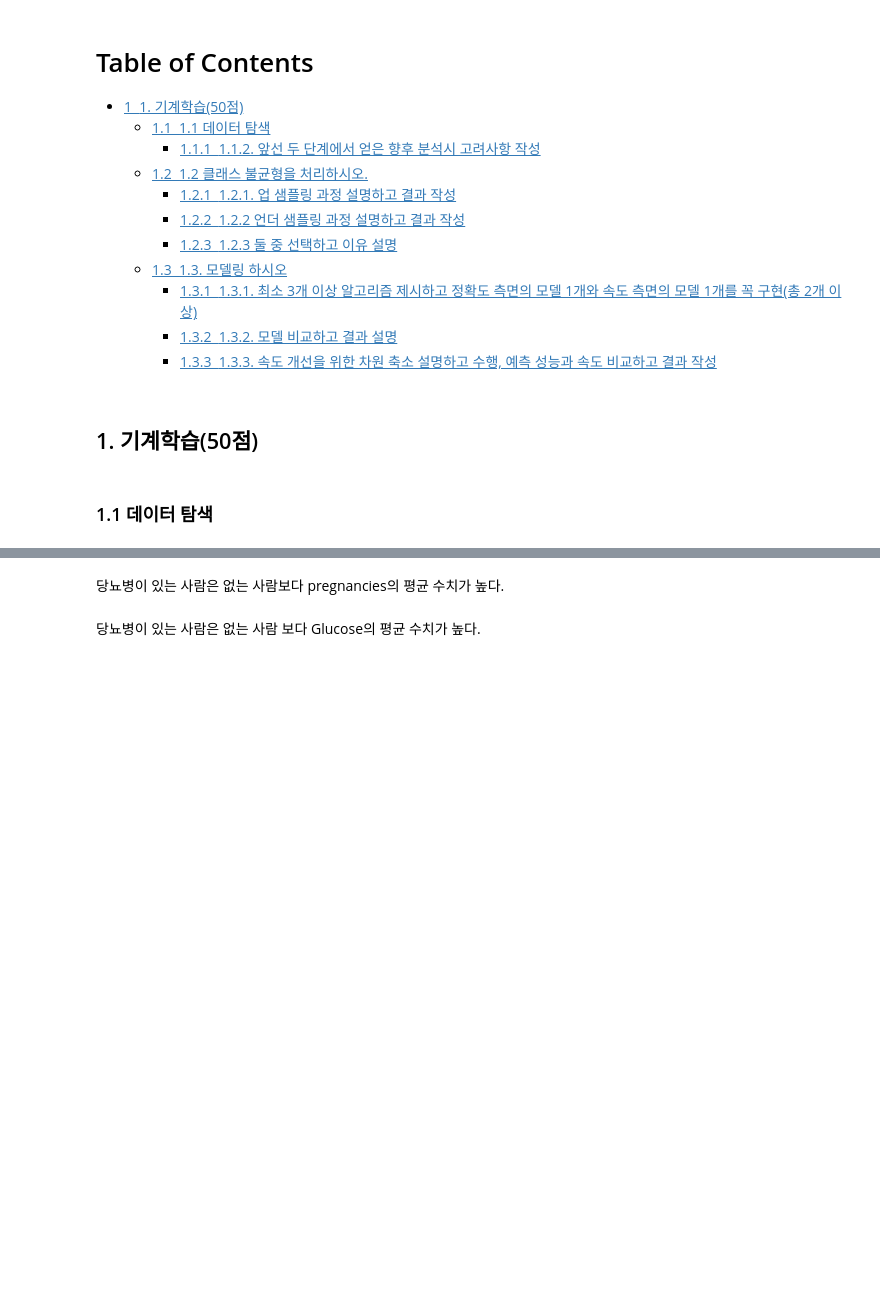
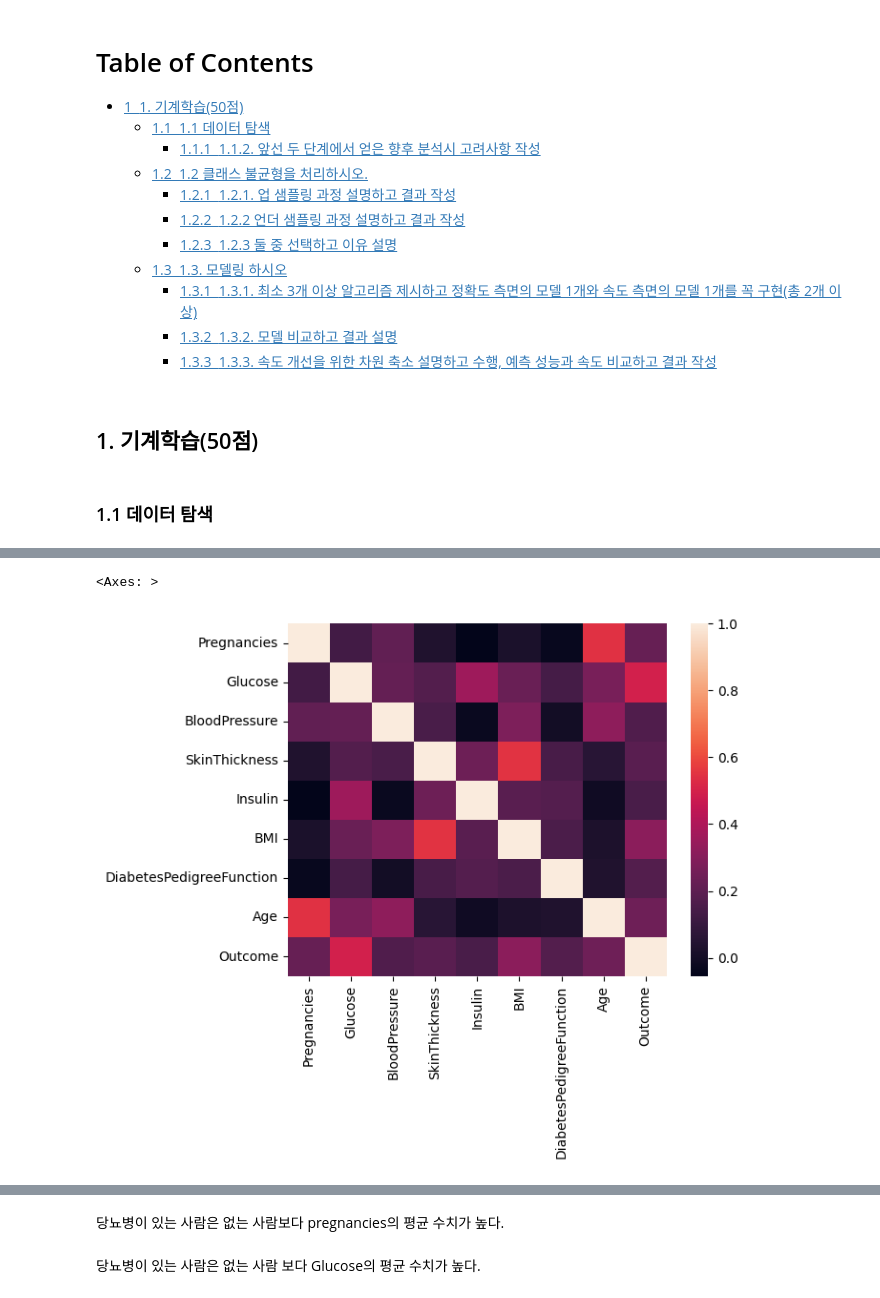
Before and after one commit to blueage98/adp_work, a Jupyter notebook: ADP-실기-DESSA/최신 기출동형 모의고사/2회_머신러닝 - 연습.ipynb, the cells around one changed output, grey strips where cells are left out. Saved outputs shown, nothing was run; the diff lists cells and outputs as text; code cells hidden in the pictures; blank space fills up the shorter version.

```diff
--- a/ADP-실기-DESSA/최신 기출동형 모의고사/2회_머신러닝 - 연습.ipynb
+++ b/ADP-실기-DESSA/최신 기출동형 모의고사/2회_머신러닝 - 연습.ipynb
@@ -34,0 +32,30 @@ df.groupby('Outcome').mean()
+# %%
+testdf = df.copy()
+
+print(''' 각 설명변수 별로 0인 데이터들이 보인다.
+      이 경우 당뇨병 진단 여부에 따라 한쪽으로 치우치진 않았는지 검토한다.
+''')
+
+print(testdf[testdf.SkinThickness == 0].Outcome.value_counts())
+print(testdf[testdf.Glucose == 0].Outcome.value_counts())
+print(testdf[testdf.BloodPressure == 0].Outcome.value_counts())
+print(testdf[testdf.Insulin == 0].Outcome.value_counts())
+print(testdf[testdf.BMI  == 0].Outcome.value_counts())
+
+print('''
+측정치가 0인 데이터들을 당뇨병 판정여부를 기준으로 봤을 때,
+      어느 한쪽으로 치우친 경향을 보이지는 않으므로, 0인 경우 해당 특성의 중앙값으로 대체한다.
+''')
+
+testdf.replace({'SkinThickness':0}, testdf.SkinThickness.median(), inplace=True)
+testdf.replace({'Glucose':0}, testdf.Glucose.median(), inplace=True)
+testdf.replace({'BloodPressure':0}, testdf.BloodPressure.median(), inplace=True)
+testdf.replace({'Insulin':0}, testdf.Insulin.median(), inplace=True)
+testdf.replace({'BMI':0}, testdf.BMI.median(), inplace=True)
+
+print('''
+Age열이 999로 설정되어 있는 3개의 데이터가 있다.
+      이 데이터 역시 중앙값으로 대치한다.
+''')
+
+testdf.replace({'Age':999}, testdf.Age.median(), inplace=True)
@@ -34,0 +80,5 @@ df.groupby('Outcome').mean()
+# %%
+sns.heatmap(testdf.corr())
+# %% [output]
+<Axes: >
+[figure, added]
```
Also changed, not shown: parts of 4 cells of this notebook.
